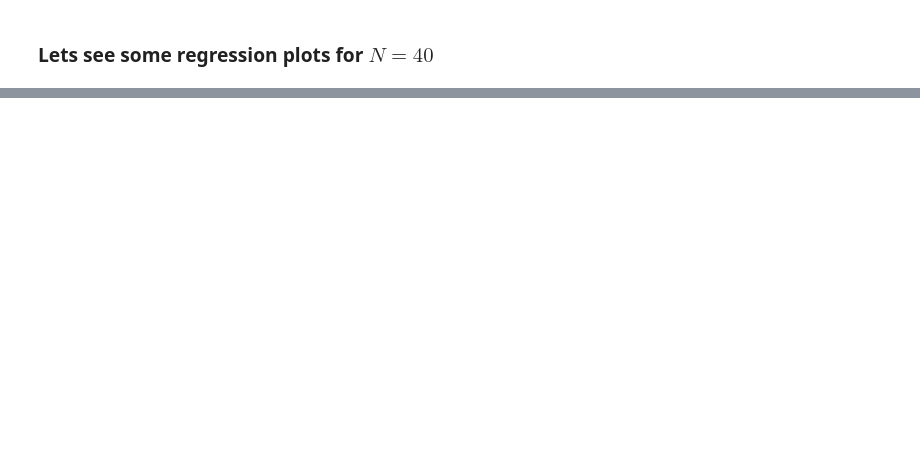
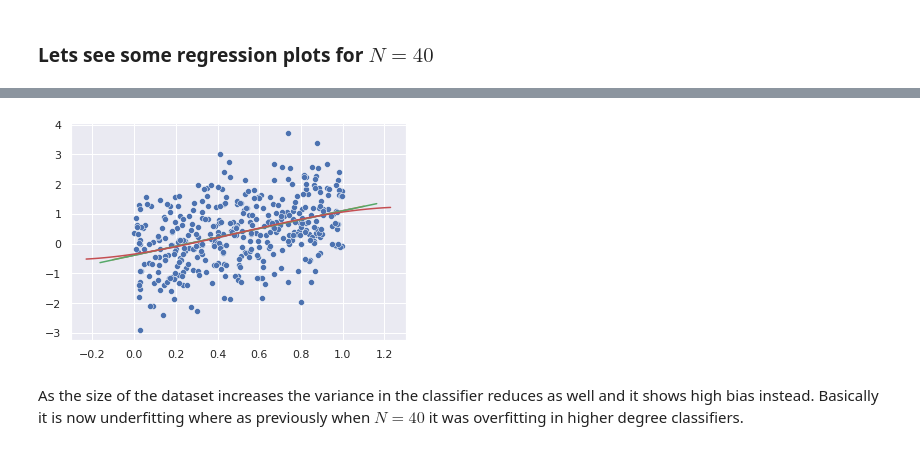
Before and after one commit to ojss/ml1-cs4220, a Jupyter notebook: ex2/ex2.ipynb, the cells around one changed output, grey strips where cells are left out. Saved outputs shown, nothing was run; the diff lists cells and outputs as text; code cells hidden in the pictures; blank space fills up the shorter version.

```diff
--- a/ex2/ex2.ipynb
+++ b/ex2/ex2.ipynb
@@ -40,0 +44,11 @@ sns.scatterplot(x=x, y=y)
+# %%
+# Data Setup
+x, y, dataset = gen_data(N=400)
+# %%
+y_hats = [pr.linearr(dataset, i) for i in range(0, 4)]
+sns.scatterplot(x=x, y=y)
+[pr.plotr(y_hats[i]) for i in range(0, len(y_hats))];
+# %% [output]
+[figure, added]
+# %% [markdown]
+As the size of the dataset increases the variance in the classifier reduces as well and it shows high bias instead. Basically it is now underfitting where as previously when $N = 40$ it was overfitting in higher degree classifiers.
```
Also changed, not shown: parts of 7 cells of this notebook.
